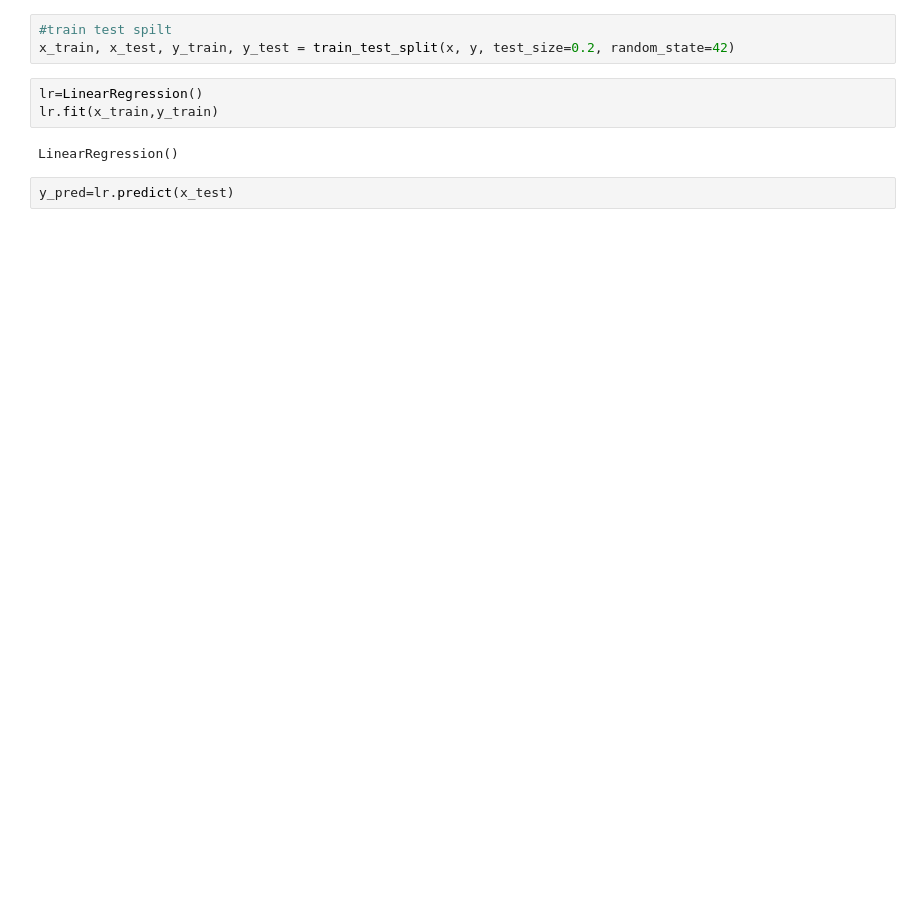
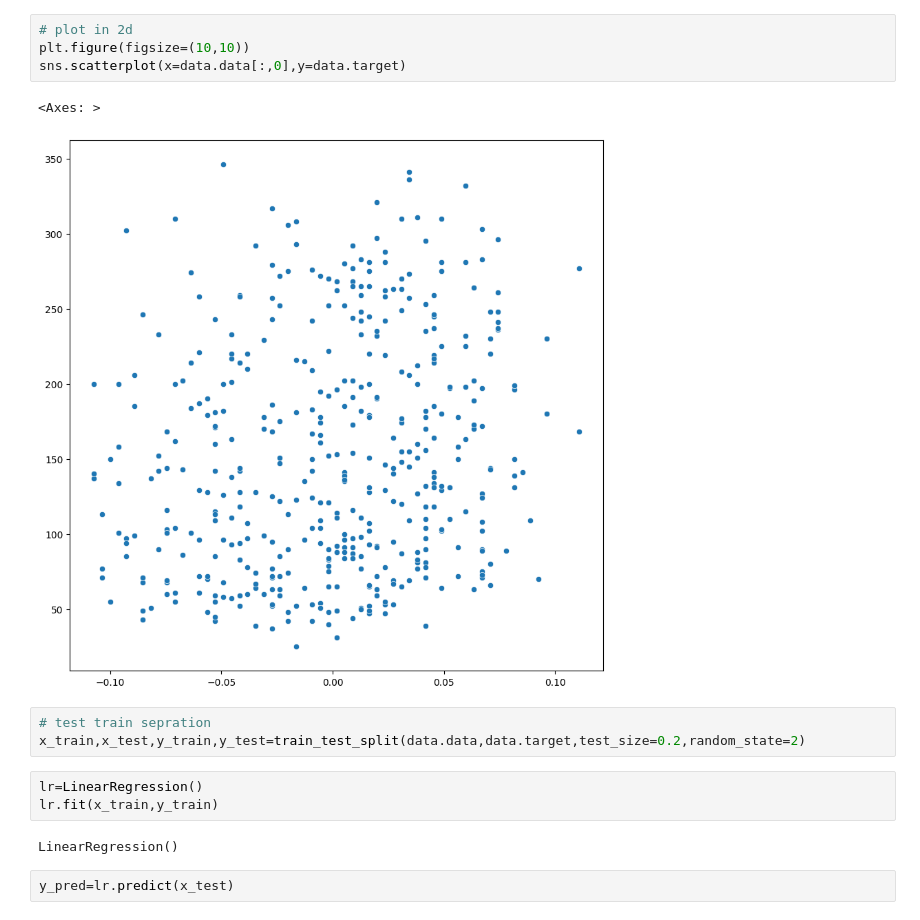
Before and after one commit to DevpriyaSaini/ML-100, a Jupyter notebook: polynomail_regression.ipynb, the cells around one changed output. Drawn from its saved outputs; the diff is of its cells as text; blank space fills up the shorter version.

```diff
--- a/polynomail_regression.ipynb
+++ b/polynomail_regression.ipynb
@@ -22,6 +42,13 @@ plt.show()
+# %%
+# plot in 2d
+plt.figure(figsize=(10,10))
+sns.scatterplot(x=data.data[:,0],y=data.target)
+# %% [output]
+<Axes: >
+[figure, added]
 # %%
-#train test spilt
-x_train, x_test, y_train, y_test = train_test_split(x, y, test_size=0.2, random_state=42)
+# test train sepration
+x_train,x_test,y_train,y_test=train_test_split(data.data,data.target,test_size=0.2,random_state=2)
 # %%
 lr=LinearRegression()
 lr.fit(x_train,y_train)
```
Also changed, not shown: parts of 18 cells of this notebook.
